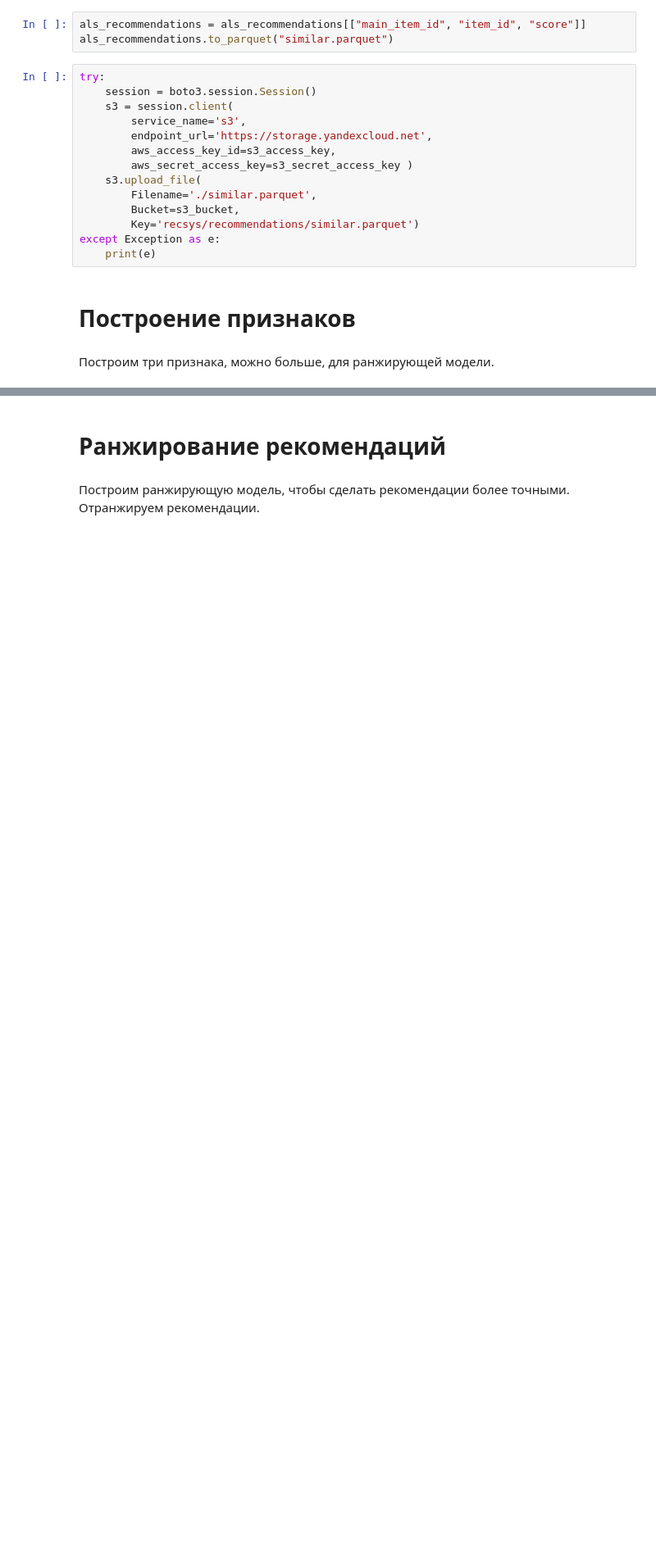
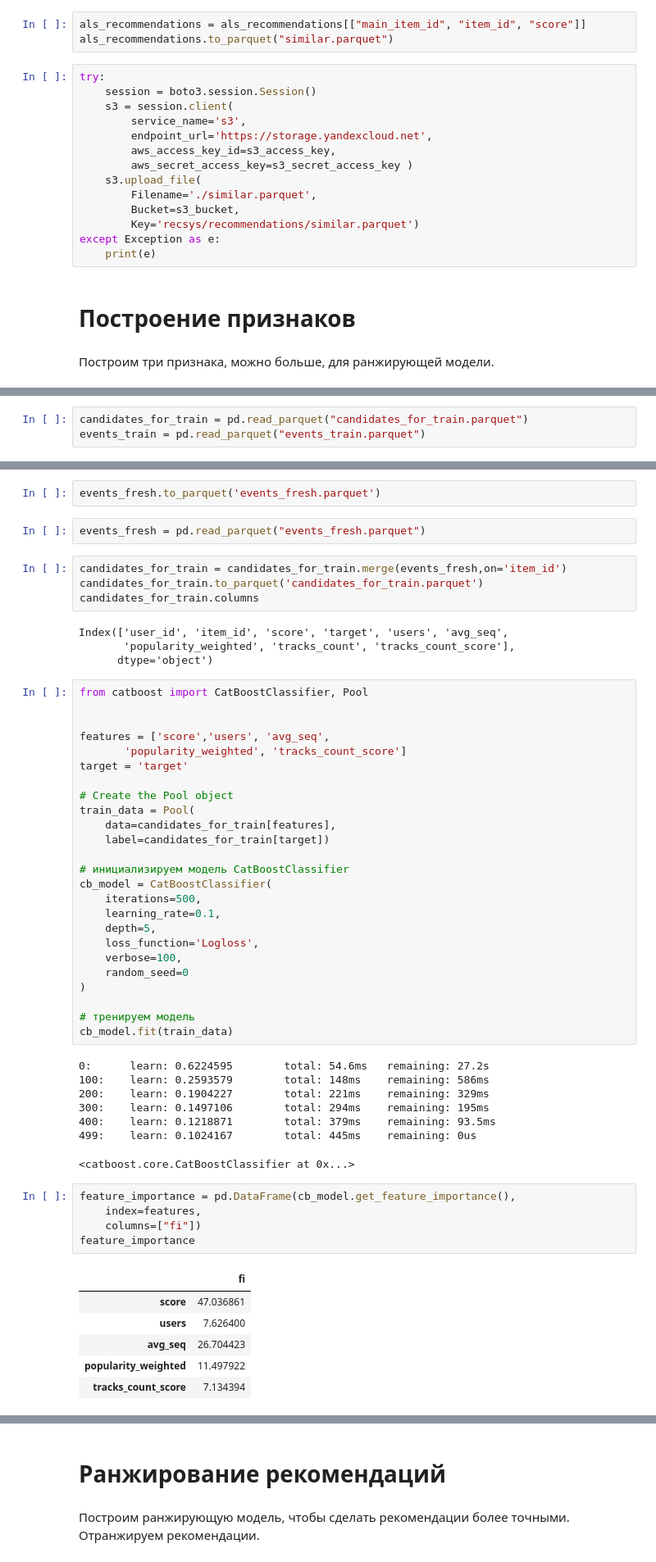
Before and after one commit to AAArmand/mle-recsys-project-start, a Jupyter notebook: recommendations.ipynb, the cells around one changed output, grey strips where cells are left out. Shown at 82% size. Cells and saved outputs as stored; diff of their text form; blank space fills up the shorter version.

```diff
--- a/recommendations.ipynb
+++ b/recommendations.ipynb
@@ -631,0 +668,3 @@ except Exception as e:
+# %%
+candidates_for_train = pd.read_parquet("candidates_for_train.parquet")
+events_train = pd.read_parquet("events_train.parquet")
@@ -631,0 +677,57 @@ except Exception as e:
+# %%
+events_fresh.to_parquet('events_fresh.parquet')
+# %%
+events_fresh = pd.read_parquet("events_fresh.parquet")
+# %%
+candidates_for_train = candidates_for_train.merge(events_fresh,on='item_id')
+candidates_for_train.to_parquet('candidates_for_train.parquet')
+candidates_for_train.columns
+# %% [output]
+Index(['user_id', 'item_id', 'score', 'target', 'users', 'avg_seq',
+       'popularity_weighted', 'tracks_count', 'tracks_count_score'],
+      dtype='object')
+# %%
+from catboost import CatBoostClassifier, Pool
+
+
+features = ['score','users', 'avg_seq',
+       'popularity_weighted', 'tracks_count_score']
+target = 'target'
+
+# Create the Pool object
+train_data = Pool(
+    data=candidates_for_train[features],
+    label=candidates_for_train[target])
+
+# инициализируем модель CatBoostClassifier
+cb_model = CatBoostClassifier(
+    iterations=500,
+    learning_rate=0.1,
+    depth=5,
+    loss_function='Logloss',
+    verbose=100,
+    random_seed=0
+)
+
+# тренируем модель
+cb_model.fit(train_data)
+# %% [output]
+0:      learn: 0.6224595        total: 54.6ms   remaining: 27.2s
+100:    learn: 0.2593579        total: 148ms    remaining: 586ms
+200:    learn: 0.1904227        total: 221ms    remaining: 329ms
+300:    learn: 0.1497106        total: 294ms    remaining: 195ms
+400:    learn: 0.1218871        total: 379ms    remaining: 93.5ms
+499:    learn: 0.1024167        total: 445ms    remaining: 0us
+<catboost.core.CatBoostClassifier at 0x...>
+# %%
+feature_importance = pd.DataFrame(cb_model.get_feature_importance(),
+    index=features,
+    columns=["fi"])
+feature_importance
+# %% [output]
+|  | fi |
+| score | 47.036861 |
+| users | 7.626400 |
+| avg_seq | 26.704423 |
+| popularity_weighted | 11.497922 |
+| tracks_count_score | 7.134394 |
```
Also changed, not shown: parts of 42 cells of this notebook, 1 other file.
